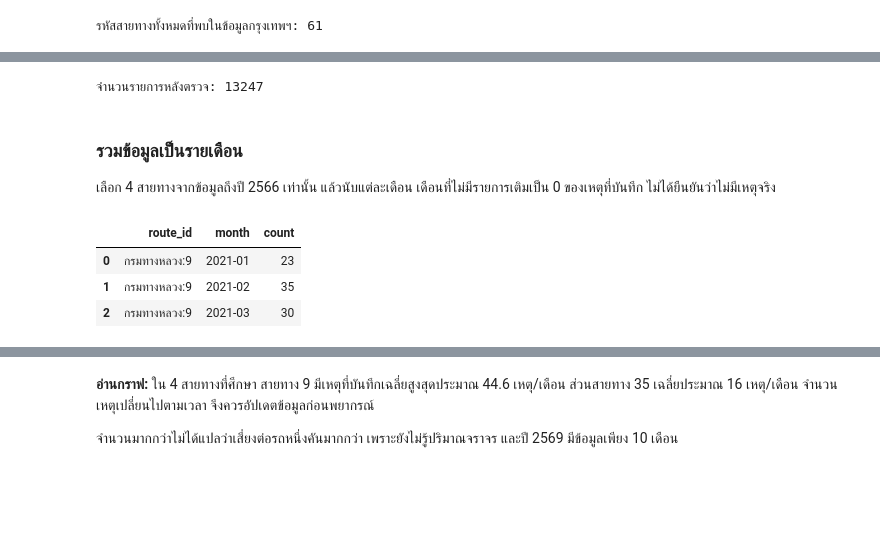
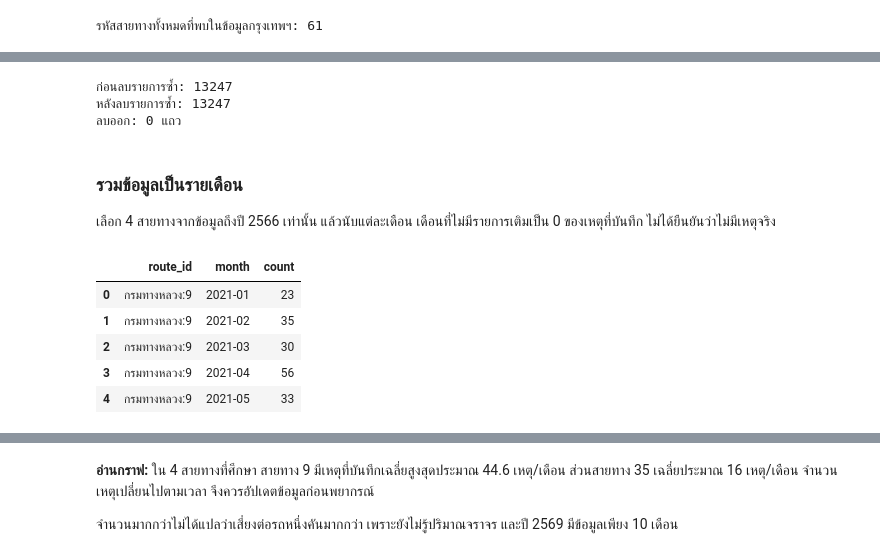
Before and after one commit to entezs/road-accident-forecast, a Jupyter notebook: notebooks/Road_Accident_Monthly_Forecasting.ipynb, the cells around one changed output, grey strips where cells are left out. Cells and saved outputs as stored; diff of their text form; code cells hidden in the pictures; blank space fills up the shorter version.

```diff
--- a/notebooks/Road_Accident_Monthly_Forecasting.ipynb
+++ b/notebooks/Road_Accident_Monthly_Forecasting.ipynb
@@ -105,9 +111,15 @@ data["date"] = pd.to_datetime(data["date"])
 # %%
-# วันที่ต้องอยู่ในปีของไฟล์ และต้องรู้ว่าสายทางใด
-valid_date = data["date"].notna() & data["date"].dt.year.eq(data["year"])
-data = data.loc[valid_date].dropna(subset=["agency", "route_code"]).copy()
+# ลบแถวที่ไม่มีวันที่ หน่วยงาน หรือรหัสสายทาง
+data = data.dropna(subset=["date", "agency", "route_code"])
+
+# เก็บเฉพาะวันที่ที่ปีตรงกับปีของไฟล์
+data = data[data["date"].dt.year == data["year"]].copy()
+
+# ลบช่องว่างหัวท้าย
 data["agency"] = data["agency"].str.strip()
 data["route_code"] = data["route_code"].str.strip()
+
+# รวมหน่วยงานกับรหัสสายทาง เช่น กรมทางหลวง:9
 data["route_id"] = data["agency"] + ":" + data["route_code"]
 # %% [markdown]
 ### 38 คอลัมน์ / 61 รหัส / 4 สายทาง ต่างกันอย่างไร?
@@ -136,32 +157,65 @@ data = data.drop(index=conflict_rows.index[conflict_rows])
 # %%
-# รหัสที่ข้อมูลตรงกันให้นับเพียงครั้งเดียว
-known = data.loc[data["ACC_CODE"].notna()]
-repeated = known.index[known.duplicated(["year", "ACC_CODE"])]
-data = data.drop(index=repeated).copy()
-print("จำนวนรายการหลังตรวจ:", len(data))
+# เก็บจำนวนก่อนลบรายการซ้ำ
+before = len(data)
+
+# ตรวจรายการซ้ำเฉพาะแถวที่มีรหัสอุบัติเหตุ
+known = data.dropna(subset=["ACC_CODE"])
+duplicate_rows = known[
+    known.duplicated(subset=["year", "ACC_CODE"])
+].index
+
+# ลบรายการซ้ำ
+data = data.drop(index=duplicate_rows).copy()
+
+print("ก่อนลบรายการซ้ำ:", before)
+print("หลังลบรายการซ้ำ:", len(data))
+print("ลบออก:", before - len(data), "แถว")
 # %% [output]
-จำนวนรายการหลังตรวจ: 13247
+ก่อนลบรายการซ้ำ: 13247
+หลังลบรายการซ้ำ: 13247
+ลบออก: 0 แถว
 # %% [markdown]
 ### รวมข้อมูลเป็นรายเดือน
 เลือก 4 สายทางจากข้อมูลถึงปี 2566 เท่านั้น แล้วนับแต่ละเดือน
 เดือนที่ไม่มีรายการเติมเป็น 0 ของเหตุที่บันทึก ไม่ได้ยืนยันว่าไม่มีเหตุจริง
 # %%
-# เลือกสายทางจากช่วงอดีต ไม่ใช้ข้อมูลช่วงประเมินมาเลือก
-past = data.loc[data["year"].le(2023)]
+# ใช้ข้อมูลถึงปี 2023 เพื่อเลือกสายทาง
+past = data[data["year"] <= 2023]
+
+# เลือก 4 สายทางที่มีจำนวนรายการมากที่สุด
 routes = past["route_id"].value_counts().head(4).index.tolist()
-data = data.loc[data["route_id"].isin(routes)].copy()
+
+# เก็บเฉพาะข้อมูลของ 4 สายทางนี้จากทุกปี
+data = data[data["route_id"].isin(routes)].copy()
+
+# เปลี่ยนวันที่เป็นปี-เดือน เช่น 2023-01
 data["month"] = data["date"].dt.to_period("M")
 # %%
 # สร้างตารางให้ครบทุกสายทางและทุกเดือน
+# กำหนดช่วงเดือนที่ใช้
 months = pd.period_range("2021-01", "2026-10", freq="M")
-index = pd.MultiIndex.from_product([routes, months], names=["route_id", "month"])
+
+# เตรียมช่องให้ครบทุกสายทางและทุกเดือน
+index = pd.MultiIndex.from_product(
+    [routes, months],
+    names=["route_id", "month"]
+)
+
+# นับจำนวนรายการในแต่ละสายทางและเดือน
 counts = data.groupby(["route_id", "month"]).size()
-monthly = counts.reindex(index, fill_value=0).rename("count").reset_index()
-monthly.head(3)
+
+# เดือนที่ไม่มีรายการให้เป็น 0 และตั้งชื่อจำนวนเหตุว่า count
+monthly = counts.reindex(index, fill_value=0)
+monthly = monthly.rename("count").reset_index()
+
+# ดูตัวอย่าง
+monthly.head()
 # %% [output]
 |  | route_id | month | count |
 | 0 | กรมทางหลวง:9 | 2021-01 | 23 |
 | 1 | กรมทางหลวง:9 | 2021-02 | 35 |
 | 2 | กรมทางหลวง:9 | 2021-03 | 30 |
+| 3 | กรมทางหลวง:9 | 2021-04 | 56 |
+| 4 | กรมทางหลวง:9 | 2021-05 | 33 |
 # %%
 # ดูภาพรวมจำนวนเหตุย้อนหลัง
```
Also changed, not shown: parts of 15 cells of this notebook.
